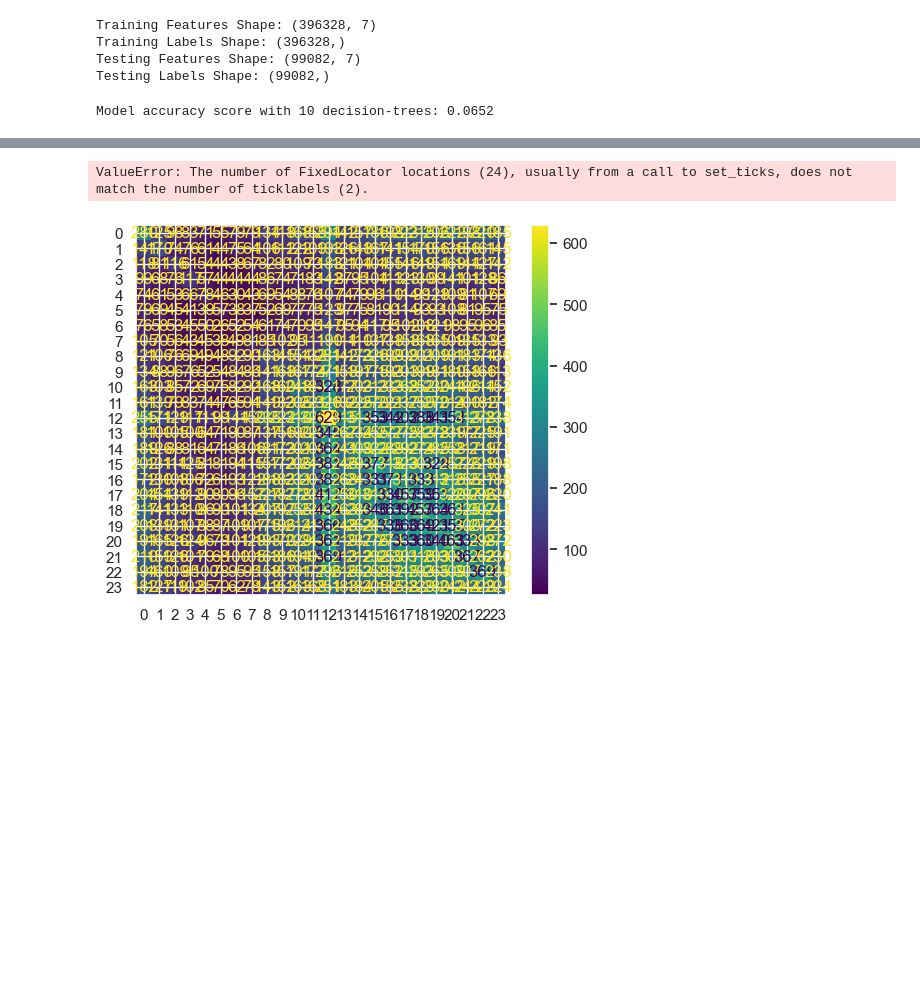
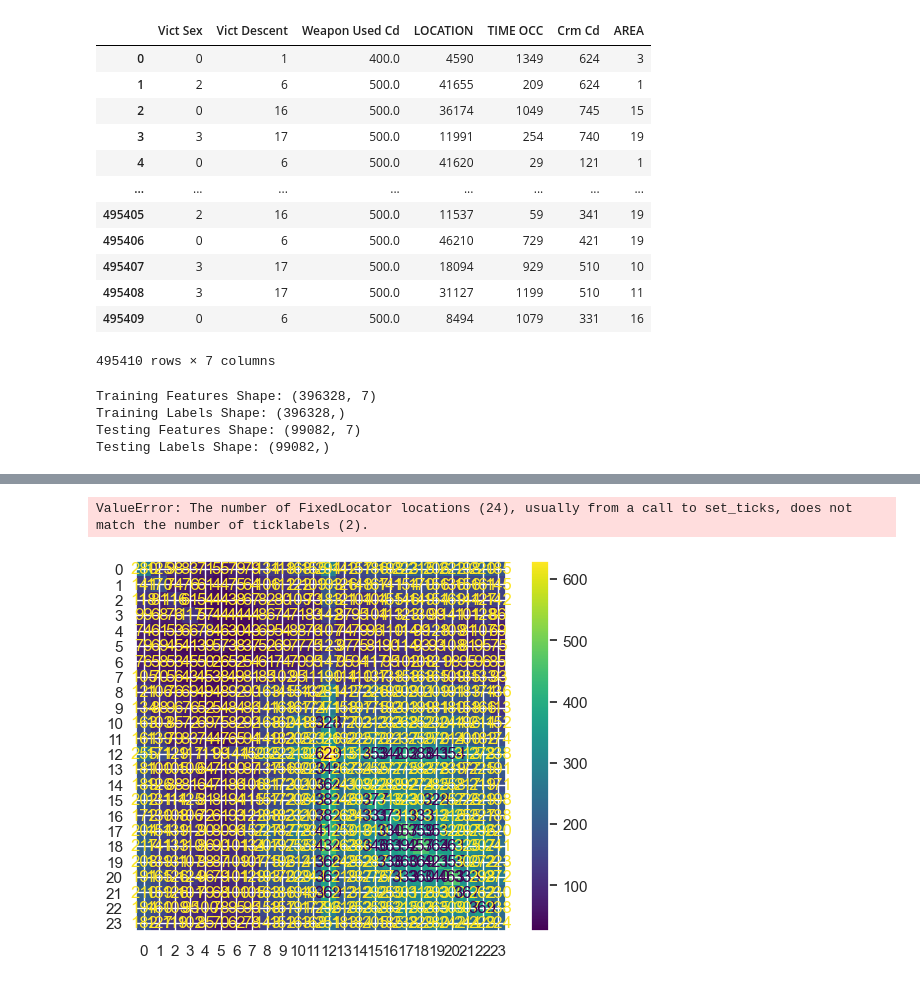
Before and after one commit to daisy-abbott/LA-Crime, a Jupyter notebook: exper.ipynb, the cells around one changed output, grey strips where cells are left out. Cells and saved outputs as stored; diff of their text form; code cells hidden in the pictures; blank space fills up the shorter version.

```diff
--- a/exper.ipynb
+++ b/exper.ipynb
@@ -118,3 +119,20 @@ temp
+# %%
+temp['AREA'] = temp['AREA']
+temp
+# %% [output]
+|  | Vict Sex | Vict Descent | Weapon Used Cd | LOCATION | TIME OCC | Crm Cd | AREA |
+| 0 | 0 | 1 | 400.0 | 4590 | 1349 | 624 | 3 |
+| 1 | 2 | 6 | 500.0 | 41655 | 209 | 624 | 1 |
+| 2 | 0 | 16 | 500.0 | 36174 | 1049 | 745 | 15 |
+| 3 | 3 | 17 | 500.0 | 11991 | 254 | 740 | 19 |
+| 4 | 0 | 6 | 500.0 | 41620 | 29 | 121 | 1 |
+| ... | ... | ... | ... | ... | ... | ... | ... |
+| 495405 | 2 | 16 | 500.0 | 11537 | 59 | 341 | 19 |
+| 495406 | 0 | 6 | 500.0 | 46210 | 729 | 421 | 19 |
+| 495407 | 3 | 17 | 500.0 | 18094 | 929 | 510 | 10 |
+| 495408 | 3 | 17 | 500.0 | 31127 | 1199 | 510 | 11 |
+| 495409 | 0 | 6 | 500.0 | 8494 | 1079 | 331 | 16 |
+495410 rows × 7 columns
 # %%
 # Use numpy to convert to arrays
 # import numpy as np
@@ -152,23 +186,4 @@ Testing Labels Shape: (99082,)
 # %%
-# Convert 'TIME OCC' column to numeric values
-temp['TIME OCC'] = temp['TIME OCC'].str.split(':').str[0].astype(int)
-
-# Use numpy to convert to arrays
-import numpy as np
-
-# Labels are values we want to predict
-labels = np.array(temp['TIME OCC'])
-
-# Remove the labels from the features
-# axis 1 refers to the columns
-features = temp.drop('TIME OCC', axis=1)
-
-# Saving feature names for later
-feature_x = list(features.columns)
-
-# Convert to numpy array
-features = np.array(features)
-
 # Using Skicit-learn to split data into training and testing sets
 from sklearn.model_selection import train_test_split
 
@@ -178,8 +193,8 @@ train_features, test_features, train_labels, test_labels = train_test_split(feat
 # import Random Forest classifier
 from sklearn.ensemble import RandomForestClassifier
 
-# instantiate the classifier
-rfc = RandomForestClassifier(random_state=42)
+# instantiate the classifier # estimators is num of decision trees
+rfc = RandomForestClassifier(n_estimators=500, random_state=42)
 
 # fit the model
 rfc.fit(train_features, train_labels)
@@ -189,9 +204,7 @@ label_pred = rfc.predict(test_features)
 
 # Check accuracy score
 from sklearn.metrics import accuracy_score
-print('Model accuracy score with 10 decision-trees: {0:0.4f}'.format(accuracy_score(test_labels, label_pred)))
+print('Model accuracy score with 500 decision-trees: {0:0.4f}'.format(accuracy_score(test_labels, label_pred)))
-# %% [output]
-Model accuracy score with 10 decision-trees: 0.0652
 # %%
 from sklearn.metrics import classification_report
 
```
Also changed, not shown: parts of 9 cells of this notebook.
